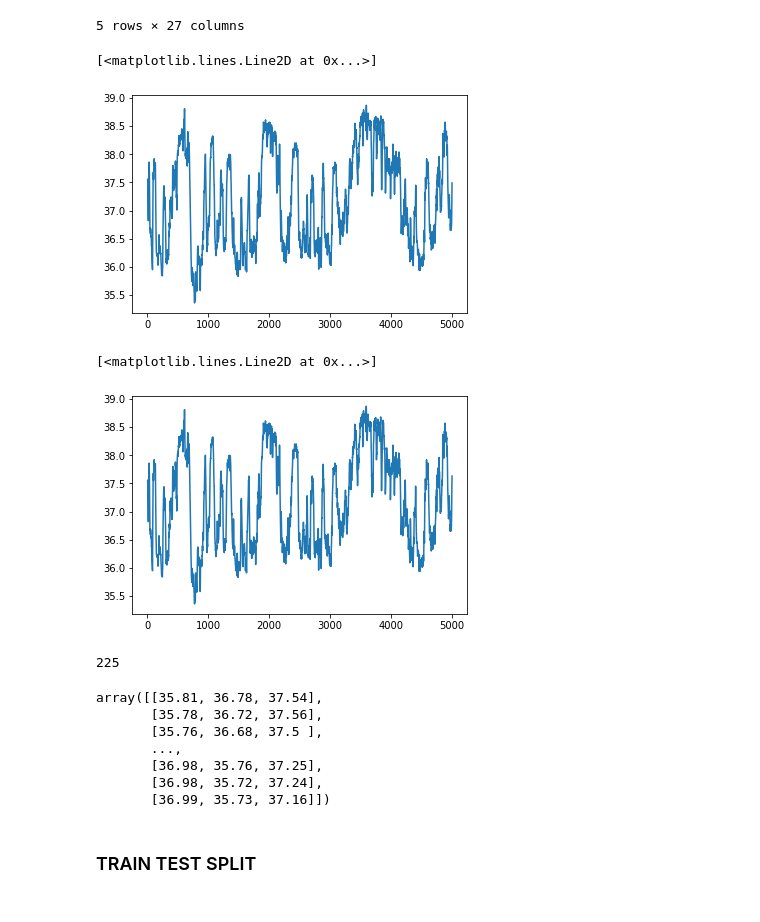
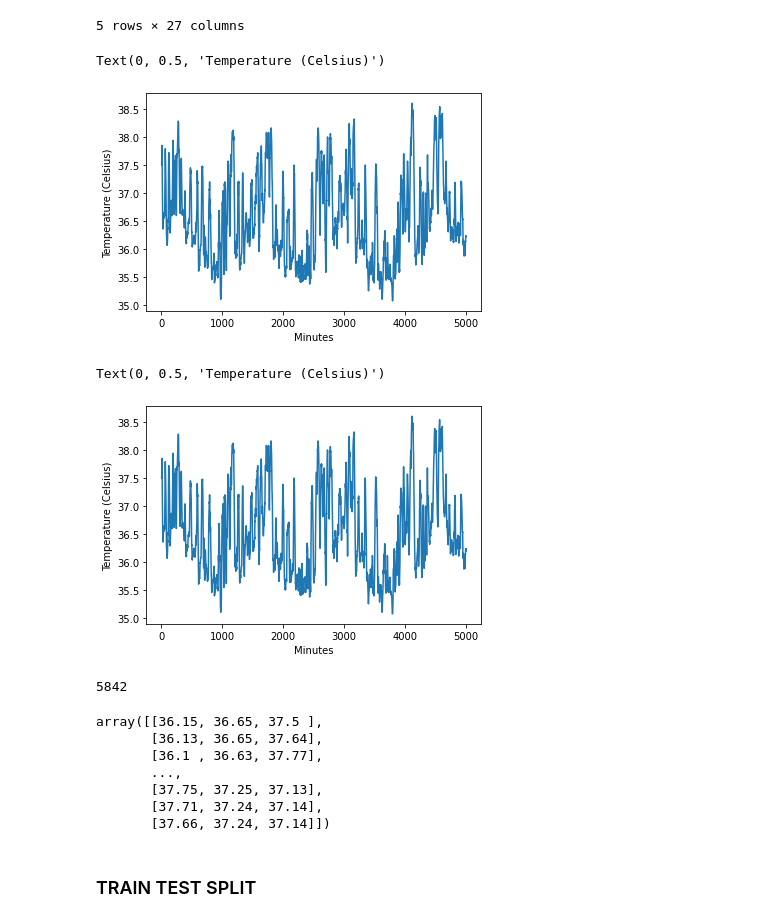
Before and after one commit to sheyaa/caterpillar_mset, a Jupyter notebook: Mice_SVM.ipynb, the cells around one changed output. Cells and saved outputs as stored; diff of their text form; code cells hidden in the pictures.

```diff
--- a/Mice_SVM.ipynb
+++ b/Mice_SVM.ipynb
@@ -32,36 +33,41 @@ mice.head()
 # %%
 ## Selecting columns and the first 5000 rows then plotting
 x = mice["Minutes"]
-y = mice["B6-100 Exp. 1 MRSA Deg. C Data"]
+y = mice.iloc[:,7]
+
 plt.plot(x[:5000],y[:5000])
+plt.xlabel("Minutes") #x label
+plt.ylabel("Temperature (Celsius)") #y label
 # %% [output]
-[<matplotlib.lines.Line2D at 0x...>]
+Text(0, 0.5, 'Temperature (Celsius)')
-[figure, old version]
+[figure, new version]
 # %%
 mask = y.notna() # will keep the true values
 x1 = x[mask]
 y1 = y[mask]
 plt.plot(x1[:5000],y1[:5000])
+plt.xlabel("Minutes") #x label
+plt.ylabel("Temperature (Celsius)") #y label
 # %% [output]
-[<matplotlib.lines.Line2D at 0x...>]
+Text(0, 0.5, 'Temperature (Celsius)')
-[figure, old version]
+[figure, new version]
 # %%
-len(x)-len(x1)
+len(x)-len(x1) #we got rid of 225 data points
 # %% [output]
-225
+5842
 # %%
 #Time Delay Embedding
 X = tde.tde(y1)
 X=X.T #transporting the data
 X
 # %% [output]
-array([[35.81, 36.78, 37.54],
-       [35.78, 36.72, 37.56],
-       [35.76, 36.68, 37.5 ],
+array([[36.15, 36.65, 37.5 ],
+       [36.13, 36.65, 37.64],
+       [36.1 , 36.63, 37.77],
        ...,
-       [36.98, 35.76, 37.25],
-       [36.98, 35.72, 37.24],
-       [36.99, 35.73, 37.16]])
+       [37.75, 37.25, 37.13],
+       [37.71, 37.24, 37.14],
+       [37.66, 37.24, 37.14]])
 # %% [markdown]
 ### TRAIN TEST SPLIT
 # %%
```
Also changed, not shown: parts of 19 cells of this notebook, 2 other files.
